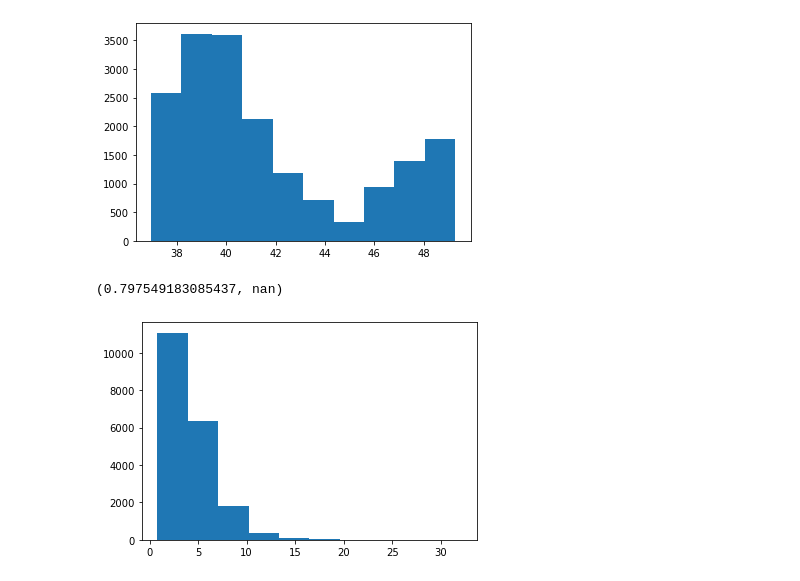
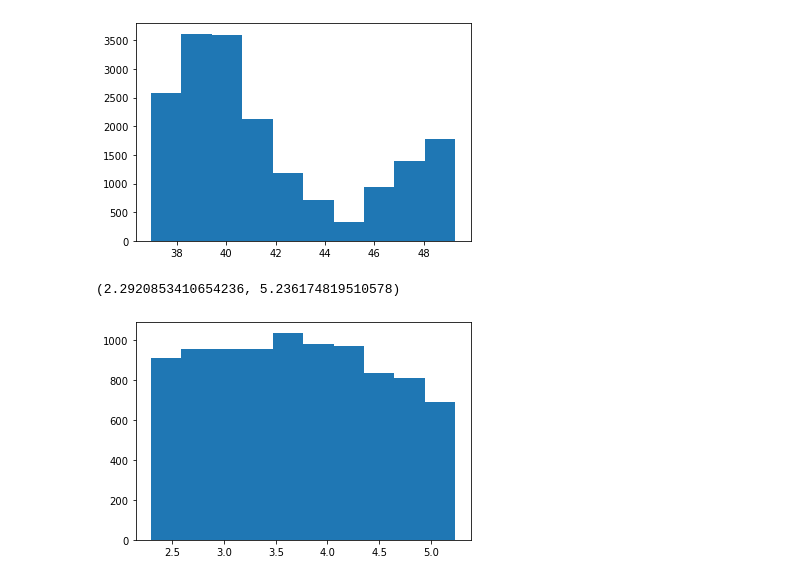
Before and after one commit to YinQingYuanQue/LivestockStudy, a Jupyter notebook: Code/DataMining.ipynb, the cells around one changed output. Saved outputs shown, nothing was run; the diff lists cells and outputs as text; code cells hidden in the pictures.

```diff
--- a/Code/DataMining.ipynb
+++ b/Code/DataMining.ipynb
@@ -49,11 +49,11 @@ ODBA_mean[0], ODBA_mean[-1]
 # %%
 ODBA_std = df_939['ODBA_std']
 ODBA_std = np.sort(ODBA_std)
-alpha = 0.05
+alpha = 0.3
 ODBA_std = ODBA_std[int(ODBA_std.shape[0]*alpha):int(ODBA_std.shape[0]*(1-alpha))]
 plt.hist(ODBA_std)
 #plt.xlim(0,20)
 ODBA_std[0], ODBA_std[-1]
 # %% [output]
-(0.797549183085437, nan)
+(2.2920853410654236, 5.236174819510578)
-[figure, old version]
+[figure, new version]
```
Also changed, not shown: parts of 3 cells of this notebook, 4 other files.
